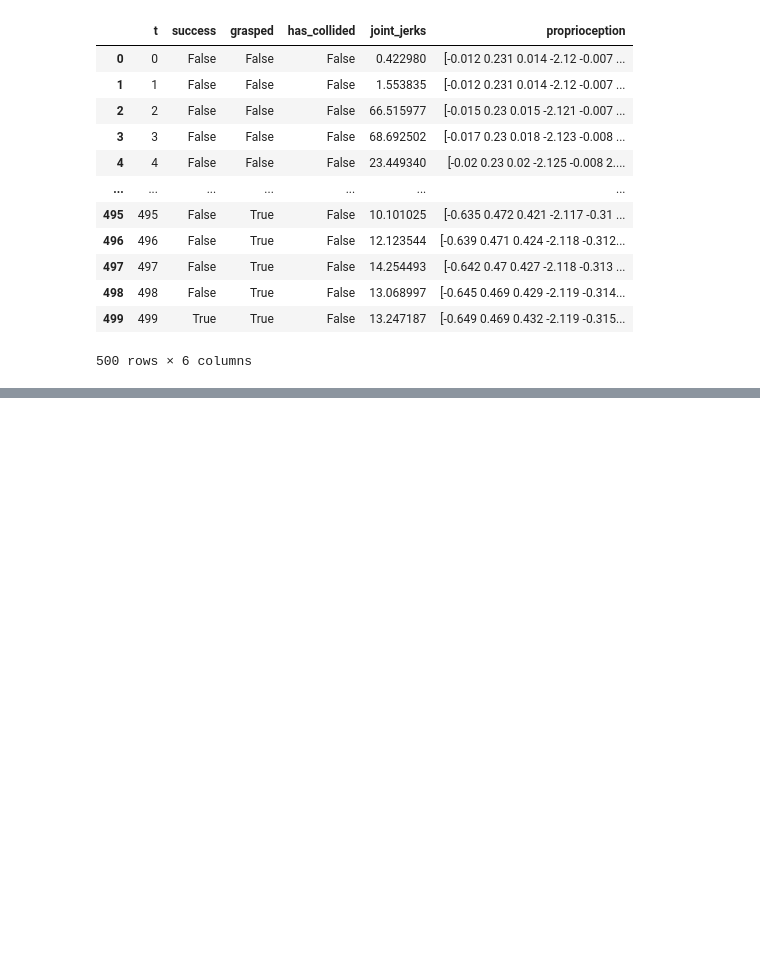
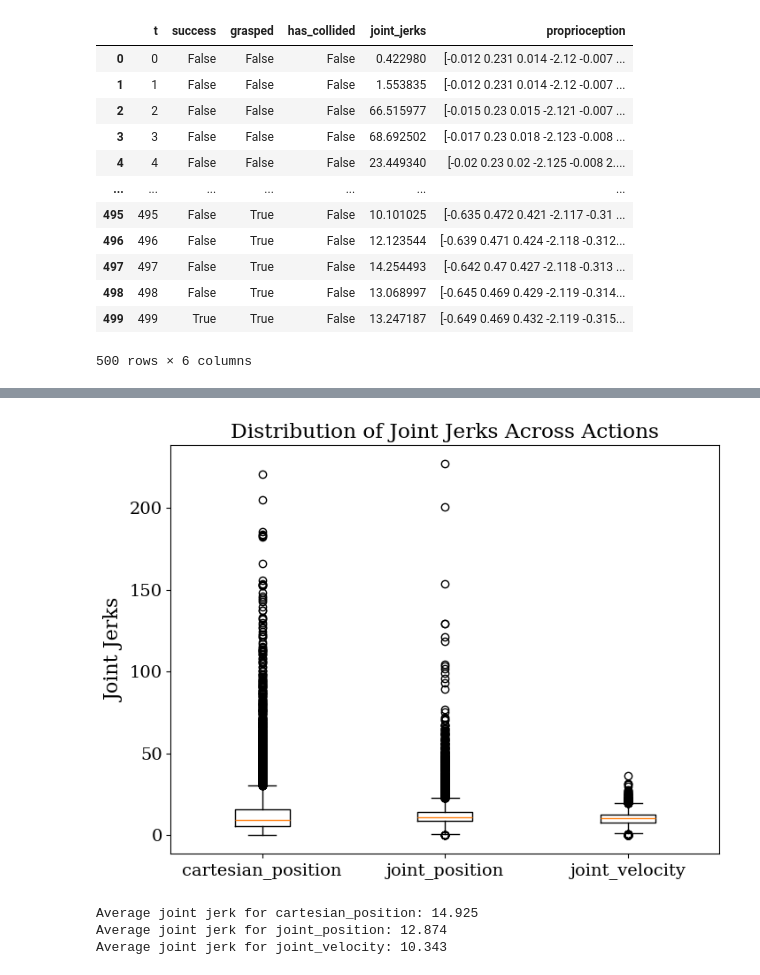
Before and after one commit to RL-Sim-to-Real/training, a Jupyter notebook: visualize/real_time_experiments.ipynb, the cells around one changed output, grey strips where cells are left out. Saved outputs shown, nothing was run; the diff lists cells and outputs as text; code cells hidden in the pictures; blank space fills up the shorter version.

```diff
--- a/visualize/real_time_experiments.ipynb
+++ b/visualize/real_time_experiments.ipynb
@@ -60,0 +219,36 @@ Any success: True
+# %%
+plt.figure(figsize=(8, 6))
+joint_jerks_data = []
+for act in actions:
+    file_paths = [
+        os.path.join(folder_path, f"{act}_use_prop_{str(use_prop)}_trial_{i}.pkl.csv")
+        for i in range(10)
+    ]
+    dfs = []
+    for path in file_paths:
+        if os.path.exists(path):
+            df = pd.read_csv(path)
+            dfs.append(df)
+    if dfs:
+        all_results = pd.concat(dfs, ignore_index=True)
+        joint_jerks_data.append(all_results['joint_jerks'].dropna())
+
+plt.boxplot(joint_jerks_data, labels=actions)
+plt.ylabel('Joint Jerks')
+# plt.ylim(0,40)
+plt.title('Distribution of Joint Jerks Across Actions')
+plt.show()
+# %% [output]
+[figure, added]
+# %%
+average_jerks = []
+for jerks in joint_jerks_data:
+    avg = jerks.mean()
+    average_jerks.append(avg)
+
+for label, avg in zip(labels, average_jerks):
+    print(f"Average joint jerk for {label}: {avg:.3f}")
+# %% [output]
+Average joint jerk for cartesian_position: 14.925
+Average joint jerk for joint_position: 12.874
+Average joint jerk for joint_velocity: 10.343
```
Also changed, not shown: parts of 10 cells of this notebook, 3 other files.
